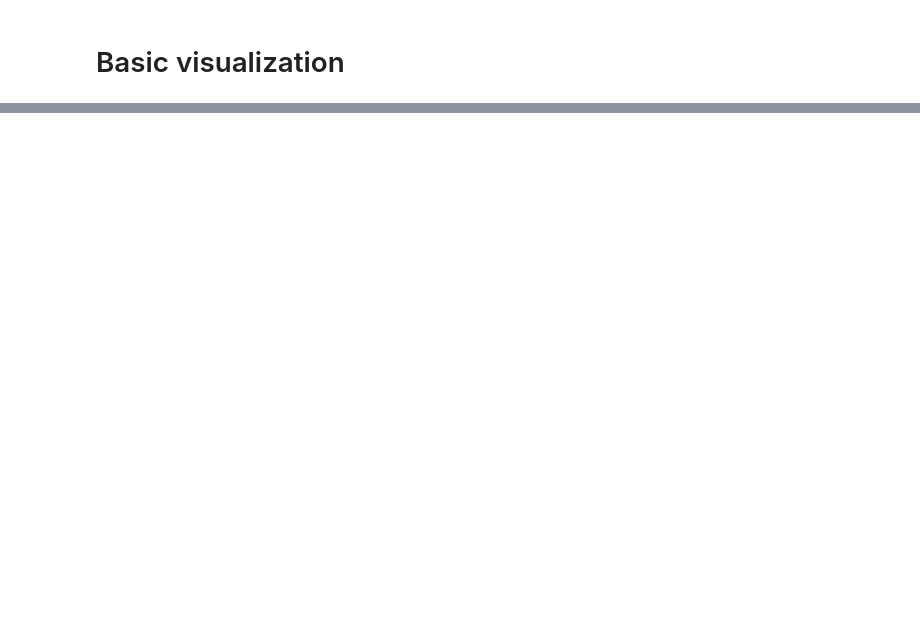
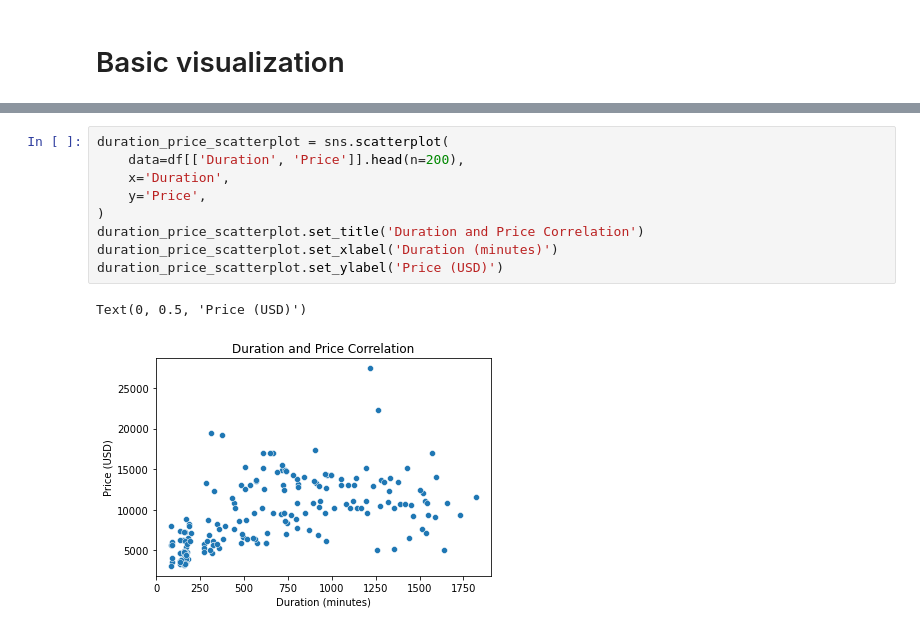
Before and after one commit to KxllSwxtch/python-projects-portfolio, a Jupyter notebook: web-scraping-and-data-analysis/flights-tickets-eda/flight-tickets-eda.ipynb, the cells around one changed output, grey strips where cells are left out. Drawn from its saved outputs; the diff is of its cells as text; blank space fills up the shorter version.

```diff
--- a/web-scraping-and-data-analysis/flights-tickets-eda/flight-tickets-eda.ipynb
+++ b/web-scraping-and-data-analysis/flights-tickets-eda/flight-tickets-eda.ipynb
@@ -70,0 +162,12 @@ Text(0.5, 0, 'Airline')
+# %%
+duration_price_scatterplot = sns.scatterplot(
+    data=df[['Duration', 'Price']].head(n=200),
+    x='Duration',
+    y='Price',
+)
+duration_price_scatterplot.set_title('Duration and Price Correlation')
+duration_price_scatterplot.set_xlabel('Duration (minutes)')
+duration_price_scatterplot.set_ylabel('Price (USD)')
+# %% [output]
+Text(0, 0.5, 'Price (USD)')
+[figure, added]
```
Also changed, not shown: parts of 9 cells of this notebook.
